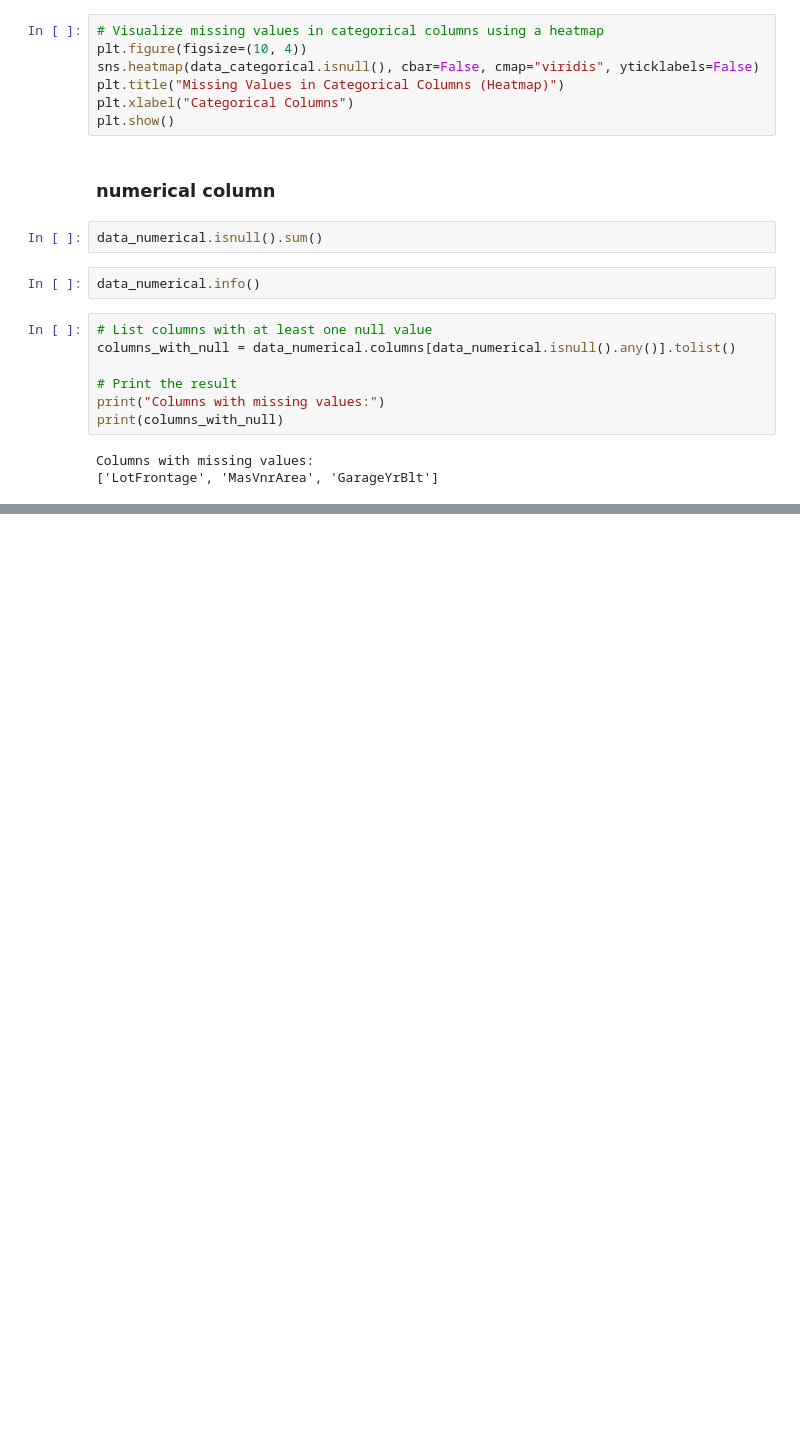
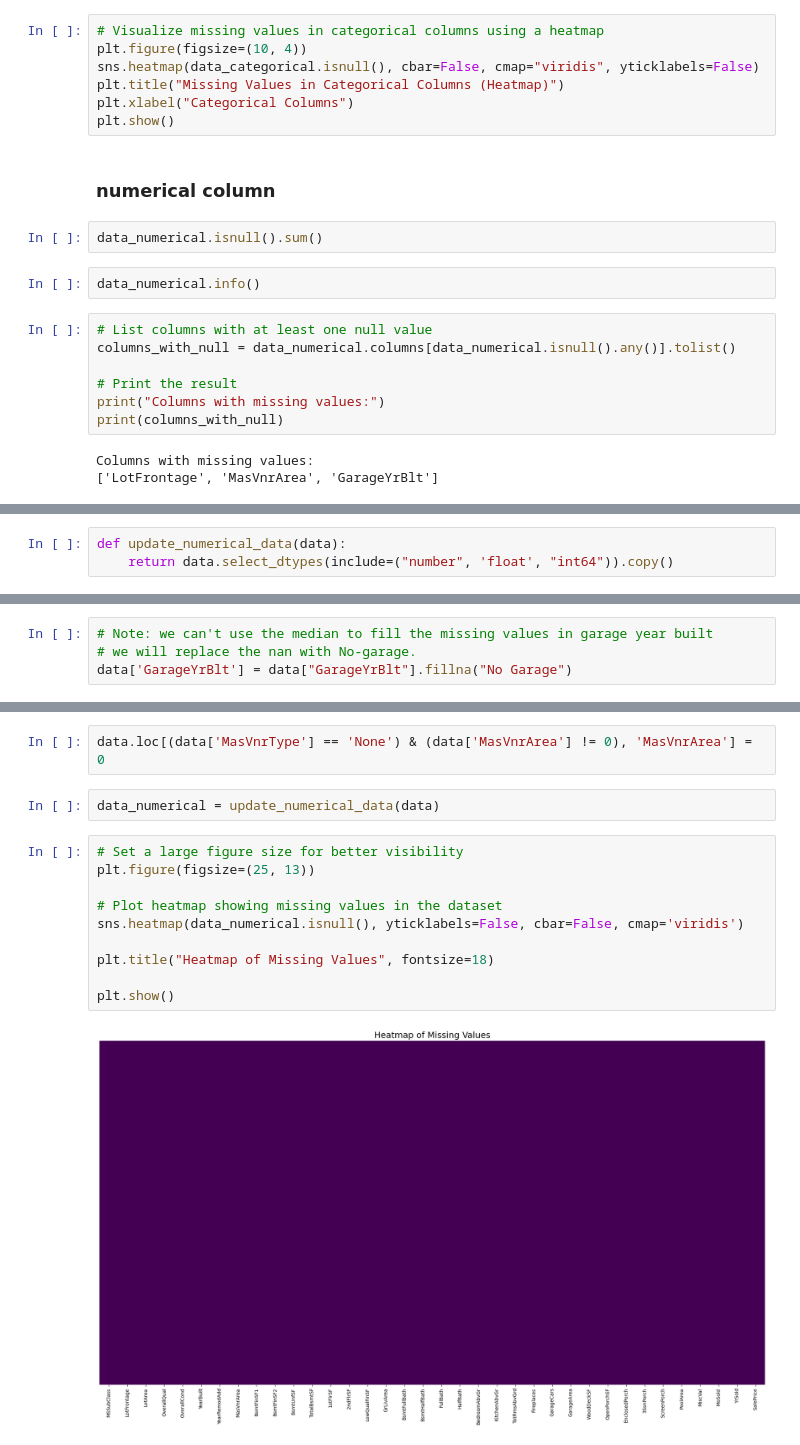
Before and after one commit to Eddythemachine/house_price_competition_kaggle, a Jupyter notebook: notebooks/2.eda2.ipynb, the cells around one changed output, grey strips where cells are left out. Drawn from its saved outputs; the diff is of its cells as text; blank space fills up the shorter version.

```diff
--- a/notebooks/2.eda2.ipynb
+++ b/notebooks/2.eda2.ipynb
@@ -227,0 +308,3 @@ for col in columns_with_null:
+# %%
+def update_numerical_data(data):
+    return data.select_dtypes(include=("number", 'float', "int64")).copy()
@@ -227,0 +329,4 @@ for col in columns_with_null:
+# %%
+# Note: we can't use the median to fill the missing values in garage year built
+# we will replace the nan with No-garage.
+data['GarageYrBlt'] = data["GarageYrBlt"].fillna("No Garage")
@@ -227,0 +503,16 @@ for col in columns_with_null:
+# %%
+data.loc[(data['MasVnrType'] == 'None') & (data['MasVnrArea'] != 0), 'MasVnrArea'] = 0
+# %%
+data_numerical = update_numerical_data(data)
+# %%
+# Set a large figure size for better visibility
+plt.figure(figsize=(25, 13))
+
+# Plot heatmap showing missing values in the dataset
+sns.heatmap(data_numerical.isnull(), yticklabels=False, cbar=False, cmap='viridis')
+
+plt.title("Heatmap of Missing Values", fontsize=18)
+
+plt.show()
+# %% [output]
+[figure, added]
```
Also changed, not shown: parts of 26 cells of this notebook.
